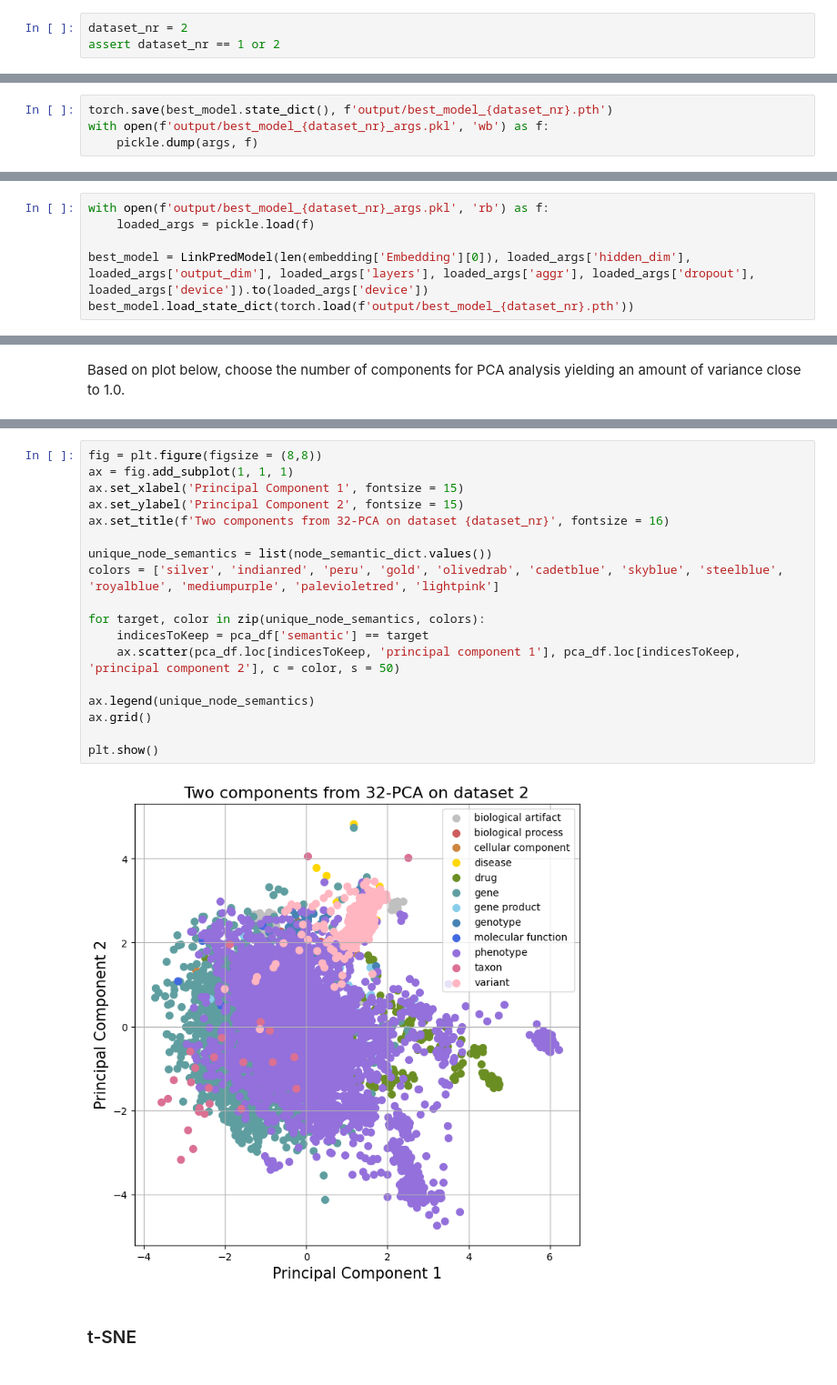
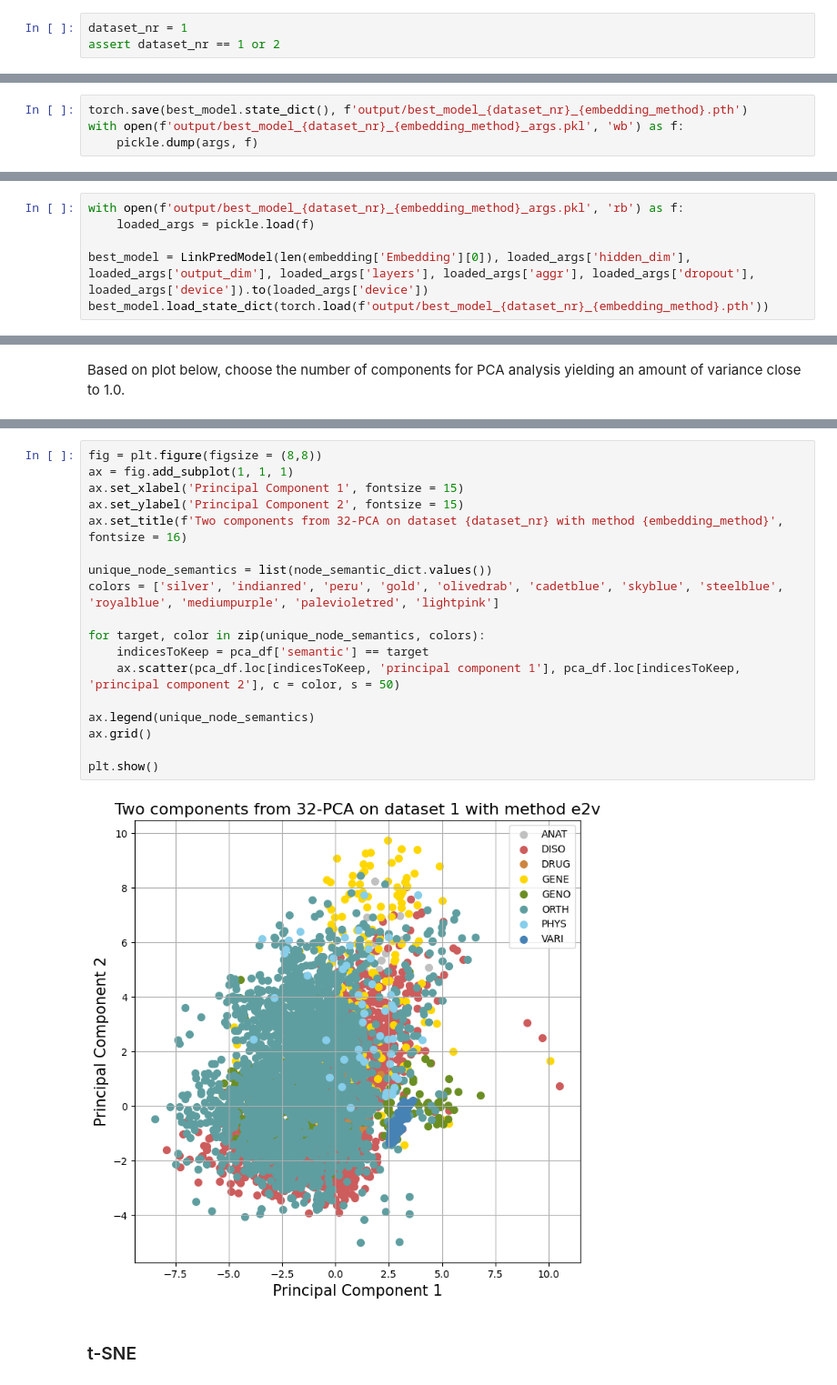
Before and after one commit to rosazwart/XAIFO-ThesisProject, a Jupyter notebook: predictor.ipynb, the cells around one changed output, grey strips where cells are left out. Shown at 91% size. Cells and saved outputs as stored; diff of their text form.

```diff
--- a/predictor.ipynb
+++ b/predictor.ipynb
@@ -170,7 +170,7 @@ Using device: cpu
 # %% [markdown]
 Specify which dataset is used, 1 (original knowledge graph) or 2 (restructured knowledge graph)
 # %%
-dataset_nr = 2
+dataset_nr = 1
 assert dataset_nr == 1 or 2
 # %% [markdown]
 Specify which embedding method is used
@@ -443,8 +445,8 @@ Epoch: 011, Train: 0.9169, Val: 0.8127, Test: 0.8103, Loss: 1.17100
 # %% [markdown]
 Save the model and parameters
 # %%
-torch.save(best_model.state_dict(), f'output/best_model_{dataset_nr}.pth')
-with open(f'output/best_model_{dataset_nr}_args.pkl', 'wb') as f:
+torch.save(best_model.state_dict(), f'output/best_model_{dataset_nr}_{embedding_method}.pth')
+with open(f'output/best_model_{dataset_nr}_{embedding_method}_args.pkl', 'wb') as f:
     pickle.dump(args, f)
 # %% [markdown]
 ### Visualize Trained GNN Model Accuracy
@@ -598,11 +596,11 @@ torch.Size([2, 110064])
 # %% [markdown]
 Load arguments and parameters of trained GNN model.
 # %%
-with open(f'output/best_model_{dataset_nr}_args.pkl', 'rb') as f:
+with open(f'output/best_model_{dataset_nr}_{embedding_method}_args.pkl', 'rb') as f:
     loaded_args = pickle.load(f)
 
 best_model = LinkPredModel(len(embedding['Embedding'][0]), loaded_args['hidden_dim'], loaded_args['output_dim'], loaded_args['layers'], loaded_args['aggr'], loaded_args['dropout'], loaded_args['device']).to(loaded_args['device'])
-best_model.load_state_dict(torch.load(f'output/best_model_{dataset_nr}.pth'))
+best_model.load_state_dict(torch.load(f'output/best_model_{dataset_nr}_{embedding_method}.pth'))
 # %% [output]
 <All keys matched successfully>
 # %% [markdown]
@@ -908,23 +894,23 @@ pca_df
 # %%
 fig = plt.figure(figsize = (8,8))
 ax = fig.add_subplot(1, 1, 1)
 ax.set_xlabel('Principal Component 1', fontsize = 15)
 ax.set_ylabel('Principal Component 2', fontsize = 15)
-ax.set_title(f'Two components from 32-PCA on dataset {dataset_nr}', fontsize = 16)
+ax.set_title(f'Two components from 32-PCA on dataset {dataset_nr} with method {embedding_method}', fontsize = 16)
 
 unique_node_semantics = list(node_semantic_dict.values())
 colors = ['silver', 'indianred', 'peru', 'gold', 'olivedrab', 'cadetblue', 'skyblue', 'steelblue', 'royalblue', 'mediumpurple', 'palevioletred', 'lightpink']
 
 for target, color in zip(unique_node_semantics, colors):
     indicesToKeep = pca_df['semantic'] == target
     ax.scatter(pca_df.loc[indicesToKeep, 'principal component 1'], pca_df.loc[indicesToKeep, 'principal component 2'], c = color, s = 50)
 
 ax.legend(unique_node_semantics)
 ax.grid()
 
 plt.show()
 # %% [output]
-[figure, old version]
+[figure, new version]
 # %% [markdown]
 ### t-SNE
 # %%
```
Also changed, not shown: parts of 32 cells of this notebook, 32 other files.
